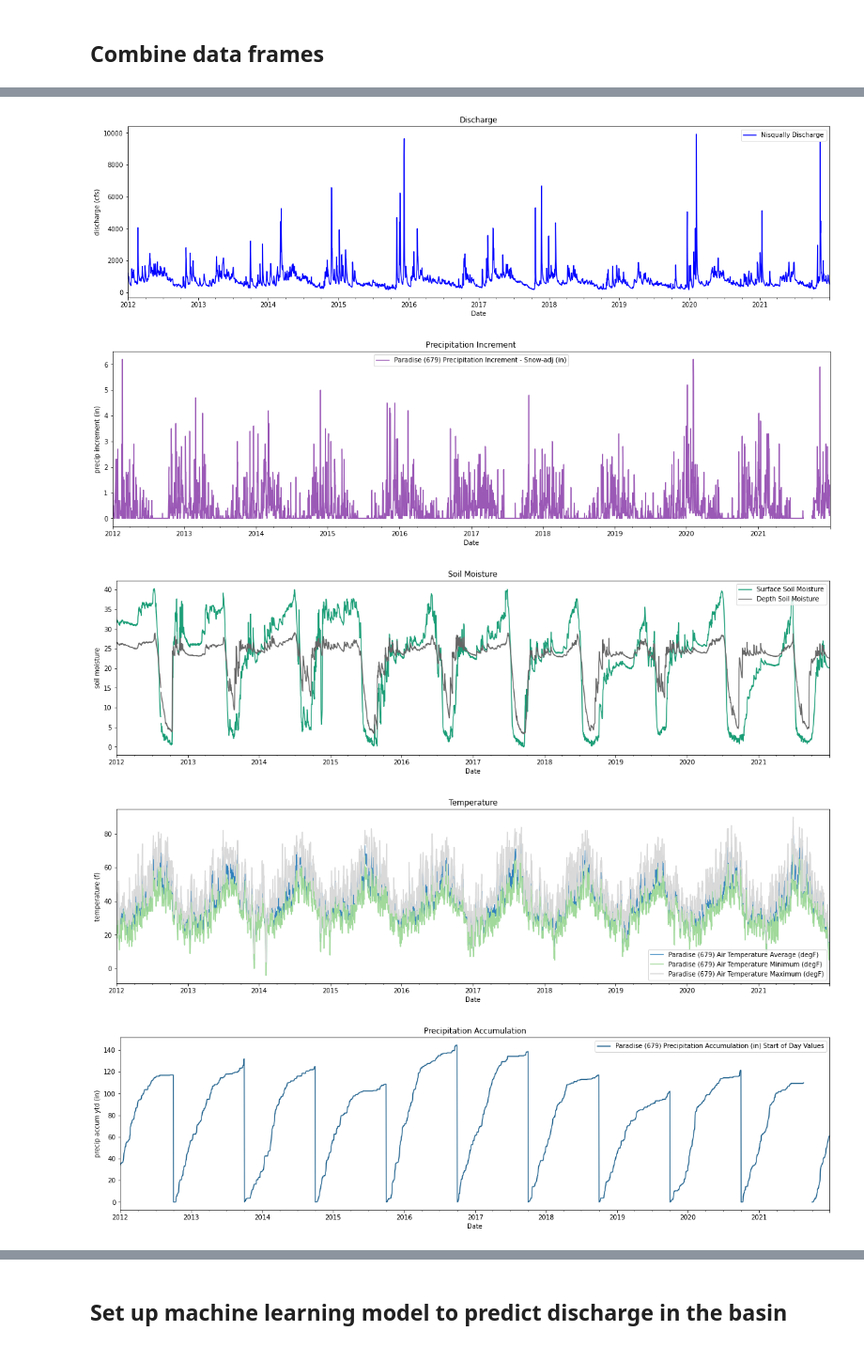
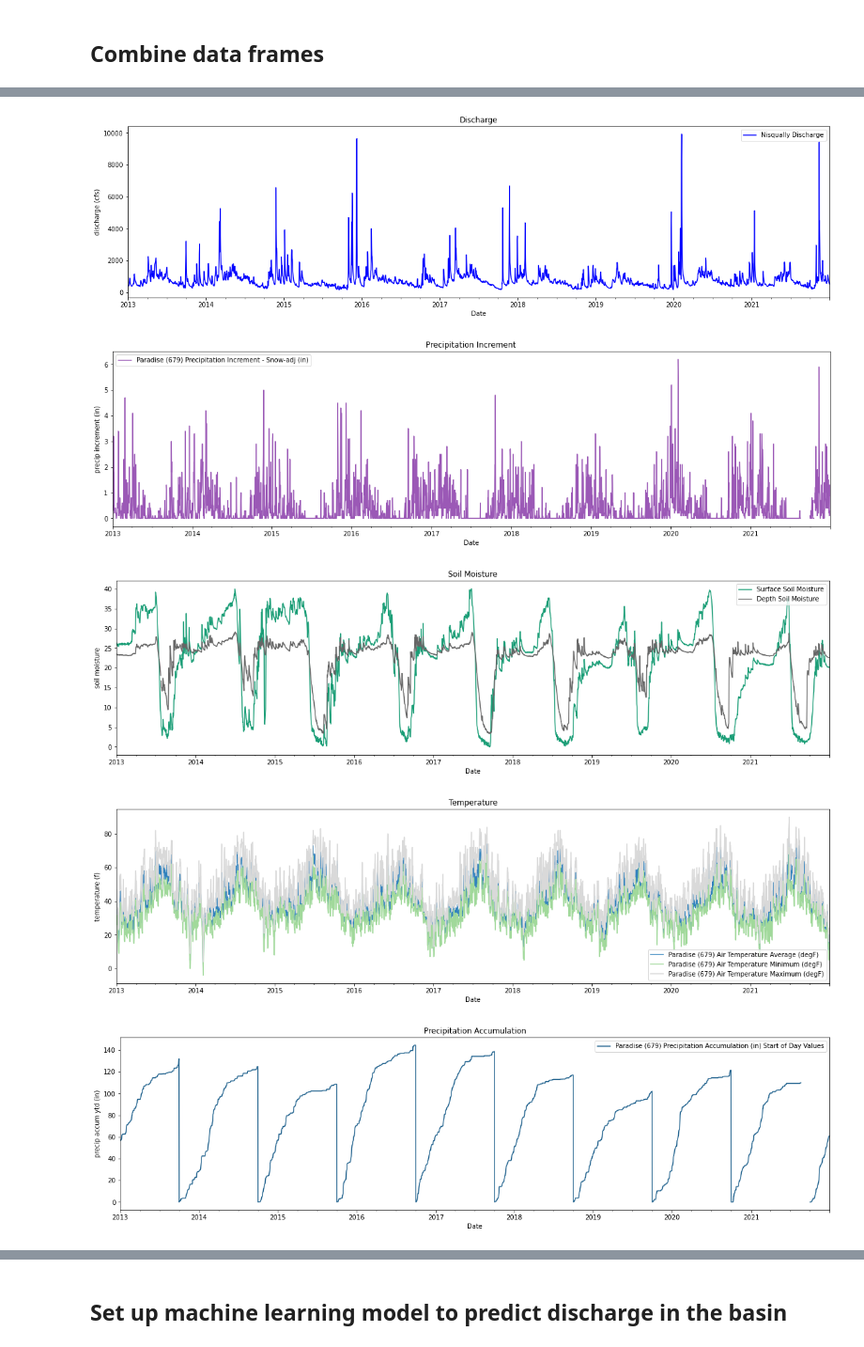
Before and after one commit to ianvd/gage-guesser, a Jupyter notebook: Main.ipynb, the cells around one changed output, grey strips where cells are left out. Shown at 94% size. Cells and saved outputs as stored; diff of their text form; code cells hidden in the pictures.

Commit message:
Update Main, add figures

```diff
--- a/Main.ipynb
+++ b/Main.ipynb
@@ -103,7 +93,7 @@ paradise_path = 'data/paradiseclimate.csv'
 pclim = pd.read_csv(paradise_path)
 pclim['Date'] = pd.to_datetime(pclim['Date'])
 pclim = pclim.set_index(['Date'])
-pclim = pclim.loc['2012-01-01':'2021-12-31']
+pclim = pclim.loc['2013-01-01':'2021-12-31']
 pclim
 # %% [output]
 |  | Paradise (679) Precipitation Accu... | Paradise (679) Precipitation Incr... | Paradise (679) Precipitation Incr... | Paradise (679) Air Temperature Av... | ... |
@@ -153,12 +143,9 @@ df
 # %%
 # specify the USGS site code for which we want data.
 nisqually = '12082500' #nisqually river
-puyallup = '12092000' #puyallup basin
-cowlitz = '14226500' #cowlitz basin
-
 
 # get instantaneous values (iv)
-nisDis = nwis.get_record(sites=nisqually, service='dv', start='2012-01-01', end='2021-12-31')
+nisDis = nwis.get_record(sites=nisqually, service='dv', start='2013-01-01', end='2021-12-31')
 nisDis
 # %% [output]
 |  | 00020_Maximum | 00020_Maximum_cd | site_no | 00020_Minimum | 00020_Minimum_cd | 00020_Mean | 00020_Mean_cd | ... |
@@ -214,25 +201,27 @@ Name: Nisqually Discharge, Length: 3653, dtype: float64
 # %%
 # Plot 2012-2021
 df.loc['2012-01-01':'2021-12-31'].plot(y='Nisqually Discharge', kind ='line', figsize=(20,5), ylabel='discharge (cfs)', \
                                               title='Discharge', color='blue')
+plt.savefig('figures/discharge.jpg', bbox_inches='tight', dpi=300)
 df.loc['2012-01-01':'2021-12-31'].plot(y='Paradise (679) Precipitation Increment - Snow-adj (in)', \
                                               kind ='line', figsize=(20,5), ylabel='precip increment (in)', \
                                               title='Precipitation Increment', color = '#9B59B6')
 df.loc['2012-01-01':'2021-12-31'].plot(y=['Surface Soil Moisture', 'Depth Soil Moisture'], kind ='line', figsize=(20,5), ylabel='soil moisture', \
                                               title='Soil Moisture', colormap='Dark2')
-df.loc['2012-01-01':'2021-12-31'].plot(y=['Paradise (679) Air Temperature Average (degF)', 'Paradise (679) Air Temperature Minimum (degF)', 'Paradise (679) Air Temperature Maximum (degF)'],\
-                                       kind ='line', figsize=(20,5), ylabel='temperature (f)', \
+df.loc['2012-01-01':'2021-12-31'].plot(y=['Paradise (679) Air Temperature Average (degF)', 'Paradise (679) Air Temperature Minimum (degF)', \
+                                          'Paradise (679) Air Temperature Maximum (degF)'],\
+                                           kind ='line', figsize=(20,5), ylabel='temperature (f)', \
                                               title='Temperature', colormap='tab20c')
 df.loc['2012-01-01':'2021-12-31'].plot(y='Paradise (679) Precipitation Accumulation (in) Start of Day Values', \
                                               kind ='line', figsize=(20,5), ylabel='precip accum ytd (in)', \
                                               title='Precipitation Accumulation', color = '#1F618D')
 # %% [output]
 <AxesSubplot:title={'center':'Precipitation Accumulation'}, xlabel='Date', ylabel='precip accum ytd (in)'>
-[figure, old version]
+[figure, new version]
-[figure, old version]
+[figure, new version]
-[figure, old version]
+[figure, new version]
-[figure, old version]
+[figure, new version]
-[figure, old version]
+[figure, new version]
 # %%
 ## add month to the dataset
 df['month'] = df.index.month
```
Also changed, not shown: parts of 29 cells of this notebook, 4 other files.
